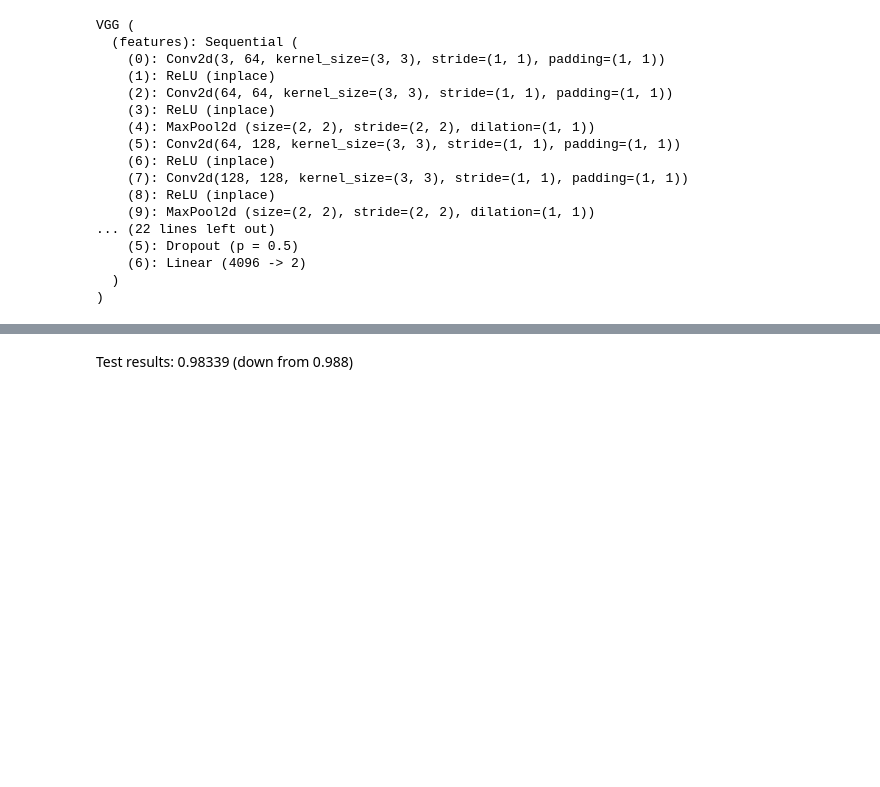
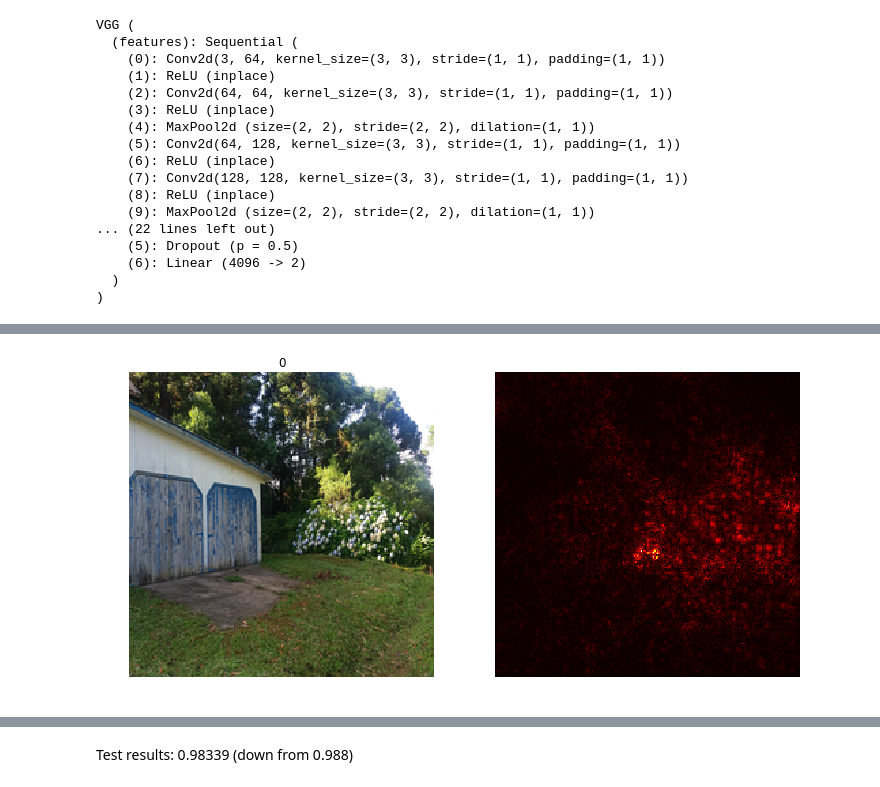
Before and after one commit to christydennison/cs231n-final, a Jupyter notebook: ResNet_Ensemble.ipynb, the cells around one changed output, grey strips where cells are left out. Cells and saved outputs as stored; diff of their text form; code cells hidden in the pictures; blank space fills up the shorter version.

```diff
--- a/ResNet_Ensemble.ipynb
+++ b/ResNet_Ensemble.ipynb
@@ -623,0 +708,5 @@ F1 score 0.993215739484
+# %%
+false_negatives = incorrects[0][0:1]
+show_saliency_maps(torch.cat(false_negatives,0), torch.zeros(len(false_negatives)).type(torch.cuda.LongTensor), '0', model_101)
+# %% [output]
+[figure, added]
```
Also changed, not shown: parts of 26 cells of this notebook, 1 other file.
